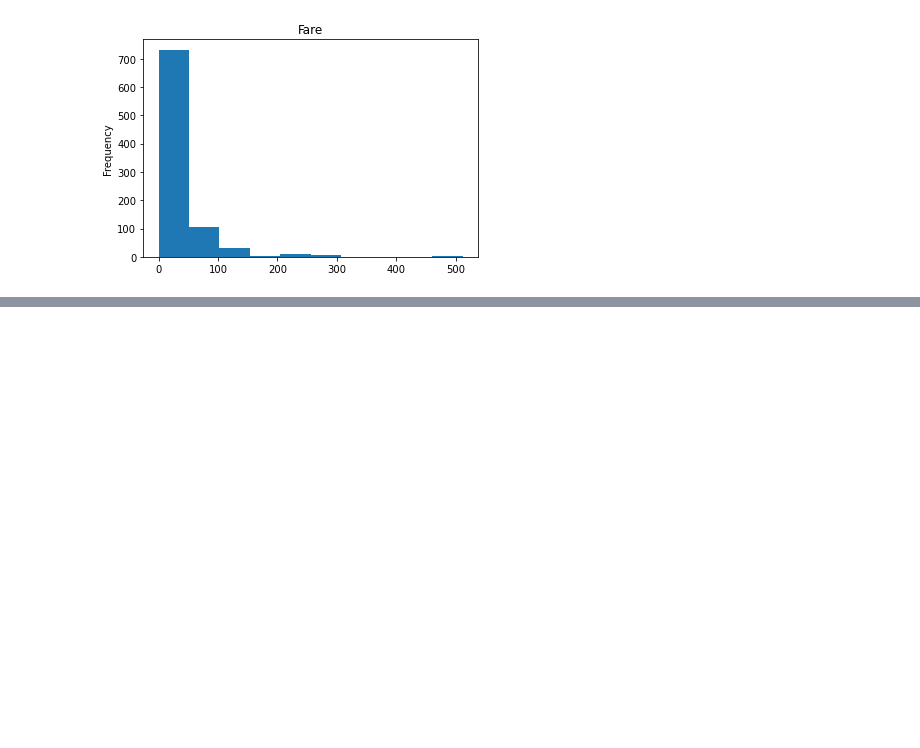
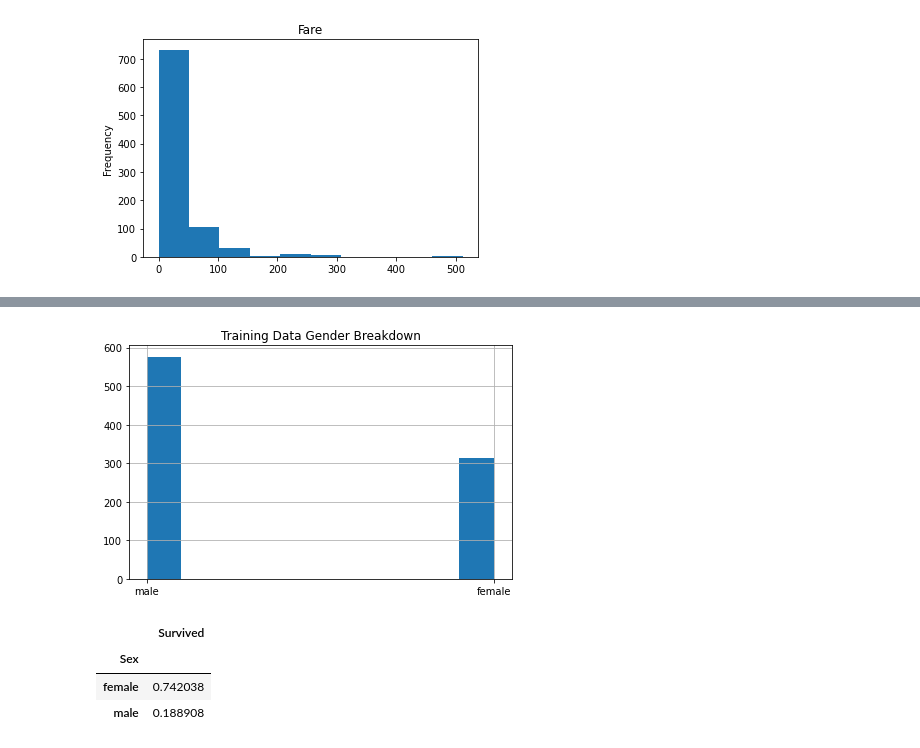
Before and after one commit to josem279/titanic_dataset, a Jupyter notebook: titanic_notebook.ipynb, the cells around one changed output, grey strips where cells are left out. Saved outputs shown, nothing was run; the diff lists cells and outputs as text; code cells hidden in the pictures; blank space fills up the shorter version.

```diff
--- a/titanic_notebook.ipynb
+++ b/titanic_notebook.ipynb
@@ -94,0 +135,17 @@ for i in num_cols.columns:
+# %%
+# Visually showing the breakdown of the training data by gender
+train["Sex"].hist()
+plt.title("Training Data Gender Breakdown")
+plt.tight_layout()
+plt.show()
+
+train.pivot_table(
+    values= "Survived",
+    index= "Sex"
+)
+# %% [output]
+[figure, added]
+|  | Survived |
+| Sex |  |
+| female | 0.742038 |
+| male | 0.188908 |
```
Also changed, not shown: parts of 9 cells of this notebook, 2 other files.
